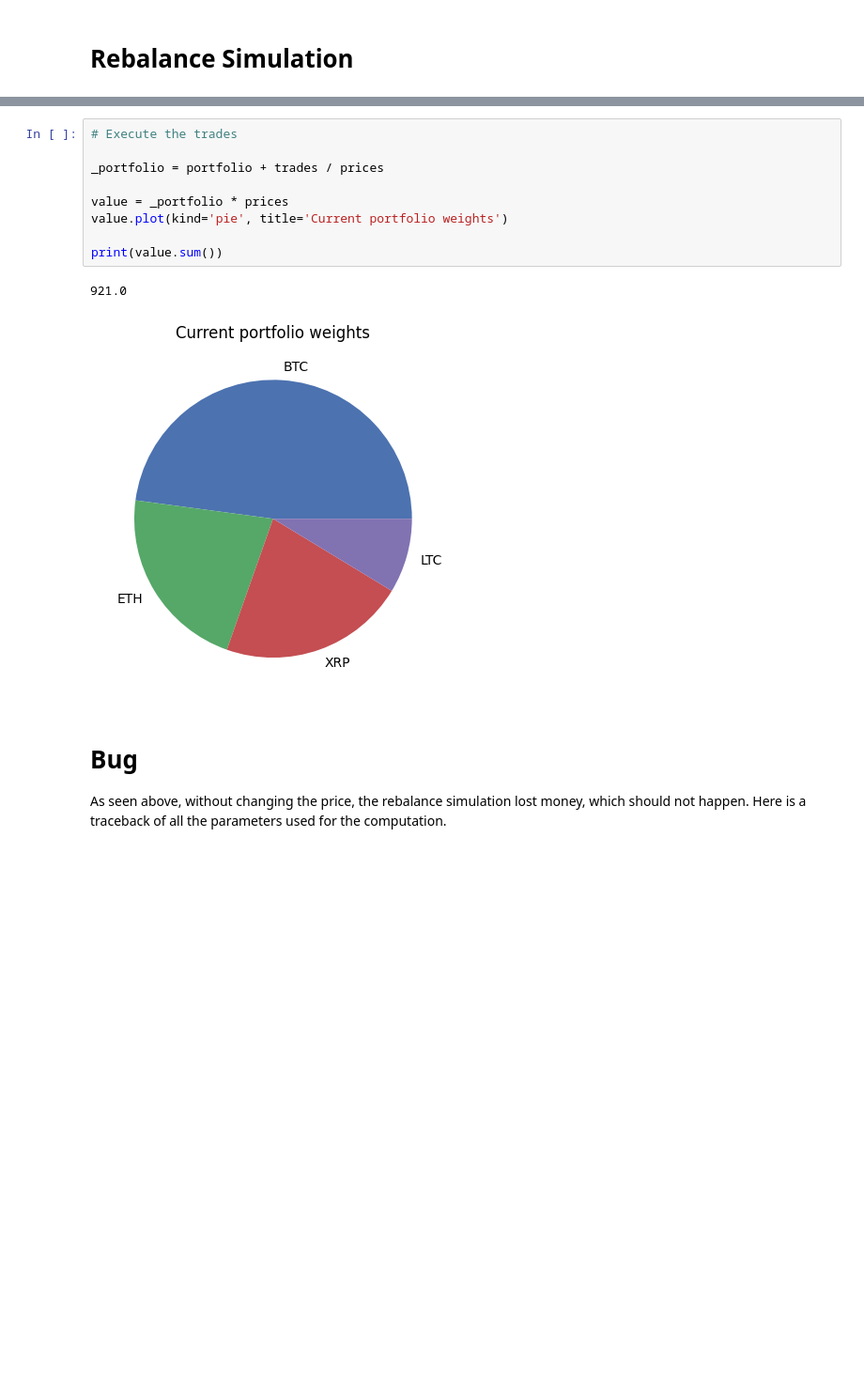
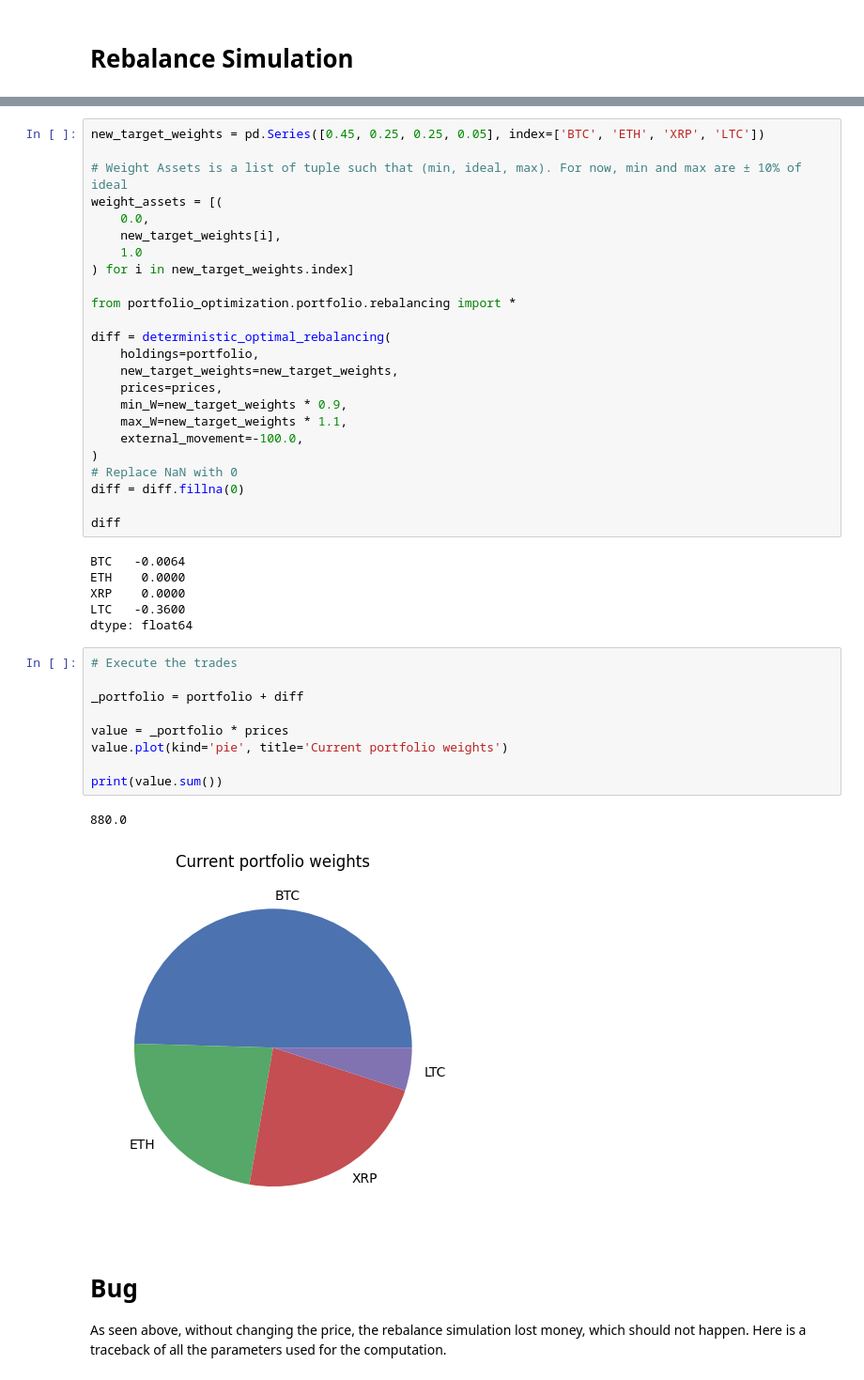
Before and after one commit to arguiot/portfolio, a Jupyter notebook: trade_generator.ipynb, the cells around one changed output, grey strips where cells are left out. Shown at 94% size. Drawn from its saved outputs; the diff is of its cells as text; blank space fills up the shorter version.

Commit message:
New rebalancing engine

```diff
--- a/trade_generator.ipynb
+++ b/trade_generator.ipynb
@@ -66,15 +23,45 @@ array([-59.,   0.,   0.,  -0.])
+# %%
+new_target_weights = pd.Series([0.45, 0.25, 0.25, 0.05], index=['BTC', 'ETH', 'XRP', 'LTC'])
+
+# Weight Assets is a list of tuple such that (min, ideal, max). For now, min and max are ± 10% of ideal
+weight_assets = [(
+    0.0,
+    new_target_weights[i],
+    1.0
+) for i in new_target_weights.index]
+
+from portfolio_optimization.portfolio.rebalancing import *
+
+diff = deterministic_optimal_rebalancing(
+    holdings=portfolio,
+    new_target_weights=new_target_weights,
+    prices=prices,
+    min_W=new_target_weights * 0.9,
+    max_W=new_target_weights * 1.1,
+    external_movement=-100.0,
+)
+# Replace NaN with 0
+diff = diff.fillna(0)
+
+diff
+# %% [output]
+BTC   -0.0064
+ETH    0.0000
+XRP    0.0000
+LTC   -0.3600
+dtype: float64
 # %%
 # Execute the trades
 
-_portfolio = portfolio + trades / prices
+_portfolio = portfolio + diff
 
 value = _portfolio * prices
 value.plot(kind='pie', title='Current portfolio weights')
 
 print(value.sum())
 # %% [output]
-921.0
+880.0
-[figure, old version]
+[figure, new version]
 # %% [markdown]
 # Bug
 As seen above, without changing the price, the rebalance simulation lost money, which should not happen. Here is a traceback of all the parameters used for the computation.
```
Also changed, not shown: parts of 3 cells of this notebook, 12 other files.
